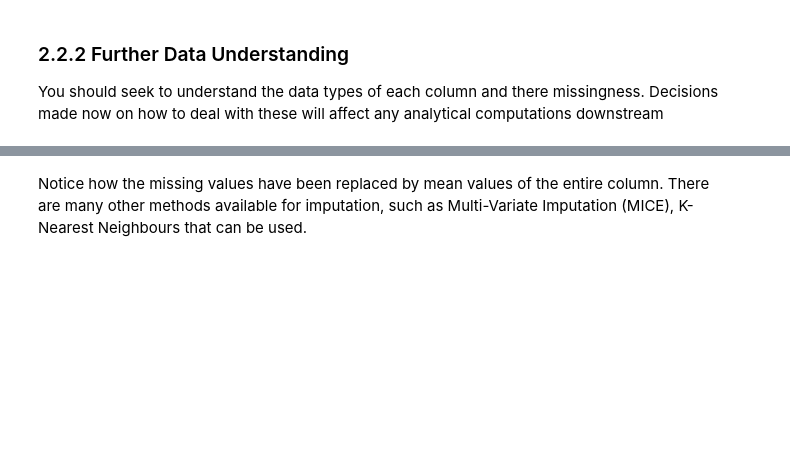
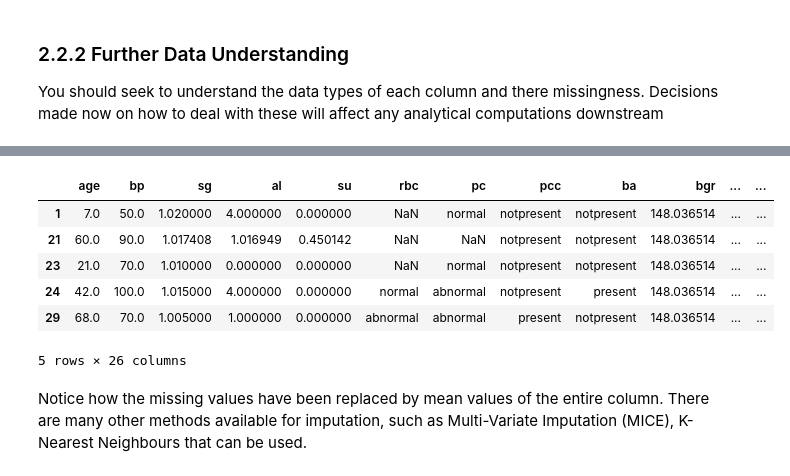
Before and after one commit to RakenduR/Lecture---Hands-on-Codes, a Jupyter notebook: Lecture 2/Lecture_2_CKD.ipynb, the cells around one changed output, grey strips where cells are left out. Drawn from its saved outputs; the diff is of its cells as text; code cells hidden in the pictures; blank space fills up the shorter version.

```diff
--- a/Lecture 2/Lecture_2_CKD.ipynb
+++ b/Lecture 2/Lecture_2_CKD.ipynb
@@ -131,5 +265,5 @@ ckd['bgr'].mean()
 # %%
-ckd['bgr_na']=ckd['bgr']
+ckd['bgr_na']=ckd['bgr'].copy()
 # %%
 from sklearn.impute import SimpleImputer
 imp = SimpleImputer(missing_values=np.nan, strategy='mean')
@@ -137,7 +271,15 @@ imp.fit(ckd[numeric_cols])
 ckd[numeric_cols] = imp.transform(ckd[numeric_cols])
 ckd[numeric_cols] = ckd[numeric_cols].astype(np.float32)
 # %%
-ckd[ckd['bgr_na'].isna()]
+ckd[ckd['bgr_na'].isna()].head()
+# %% [output]
+|  | age | bp | sg | al | su | rbc | pc | pcc | ba | bgr | ... | ... |
+| 1 | 7.0 | 50.0 | 1.020000 | 4.000000 | 0.000000 | NaN | normal | notpresent | notpresent | 148.036514 | ... | ... |
+| 21 | 60.0 | 90.0 | 1.017408 | 1.016949 | 0.450142 | NaN | NaN | notpresent | notpresent | 148.036514 | ... | ... |
+| 23 | 21.0 | 70.0 | 1.010000 | 0.000000 | 0.000000 | NaN | normal | notpresent | notpresent | 148.036514 | ... | ... |
+| 24 | 42.0 | 100.0 | 1.015000 | 4.000000 | 0.000000 | normal | abnormal | notpresent | present | 148.036514 | ... | ... |
+| 29 | 68.0 | 70.0 | 1.005000 | 1.000000 | 0.000000 | abnormal | abnormal | present | notpresent | 148.036514 | ... | ... |
+5 rows × 26 columns
 # %%
 ckd.drop(['bgr_na'],axis=1,inplace=True)
 # %% [markdown]
```
Also changed, not shown: parts of 21 cells of this notebook.
